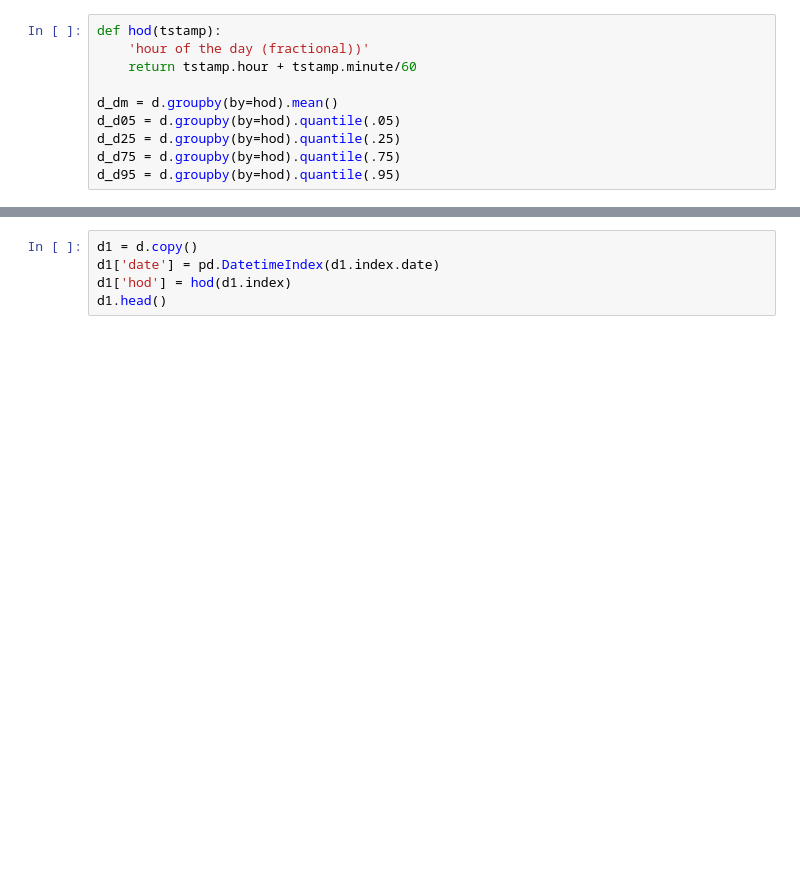
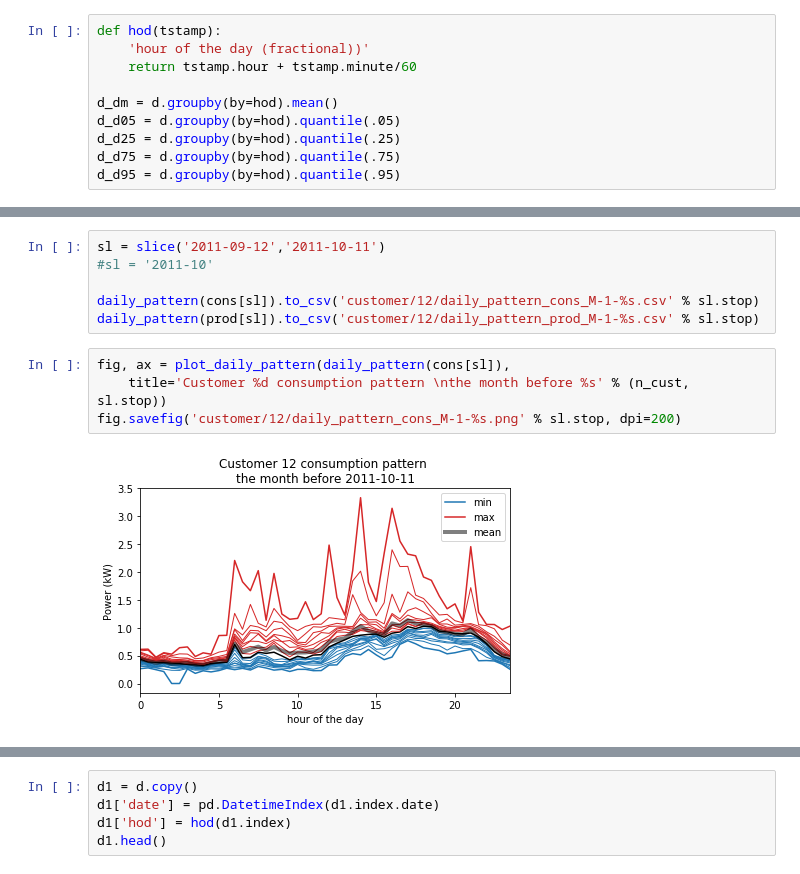
Before and after one commit to pierre-haessig/ausgrid-solar-data, a Jupyter notebook: Customer exploration.ipynb, the cells around one changed output, grey strips where cells are left out. Saved outputs shown, nothing was run; the diff lists cells and outputs as text; blank space fills up the shorter version.

```diff
--- a/Customer exploration.ipynb
+++ b/Customer exploration.ipynb
@@ -123,0 +213,12 @@ fig.savefig('customer/12/daily_pattern.png', dpi=200, bbox_inches='tight')
+# %%
+sl = slice('2011-09-12','2011-10-11')
+#sl = '2011-10'
+
+daily_pattern(cons[sl]).to_csv('customer/12/daily_pattern_cons_M-1-%s.csv' % sl.stop)
+daily_pattern(prod[sl]).to_csv('customer/12/daily_pattern_prod_M-1-%s.csv' % sl.stop)
+# %%
+fig, ax = plot_daily_pattern(daily_pattern(cons[sl]),
+    title='Customer %d consumption pattern \nthe month before %s' % (n_cust, sl.stop))
+fig.savefig('customer/12/daily_pattern_cons_M-1-%s.png' % sl.stop, dpi=200)
+# %% [output]
+[figure, added]
```
Also changed, not shown: parts of 45 cells of this notebook, 17 other files.
